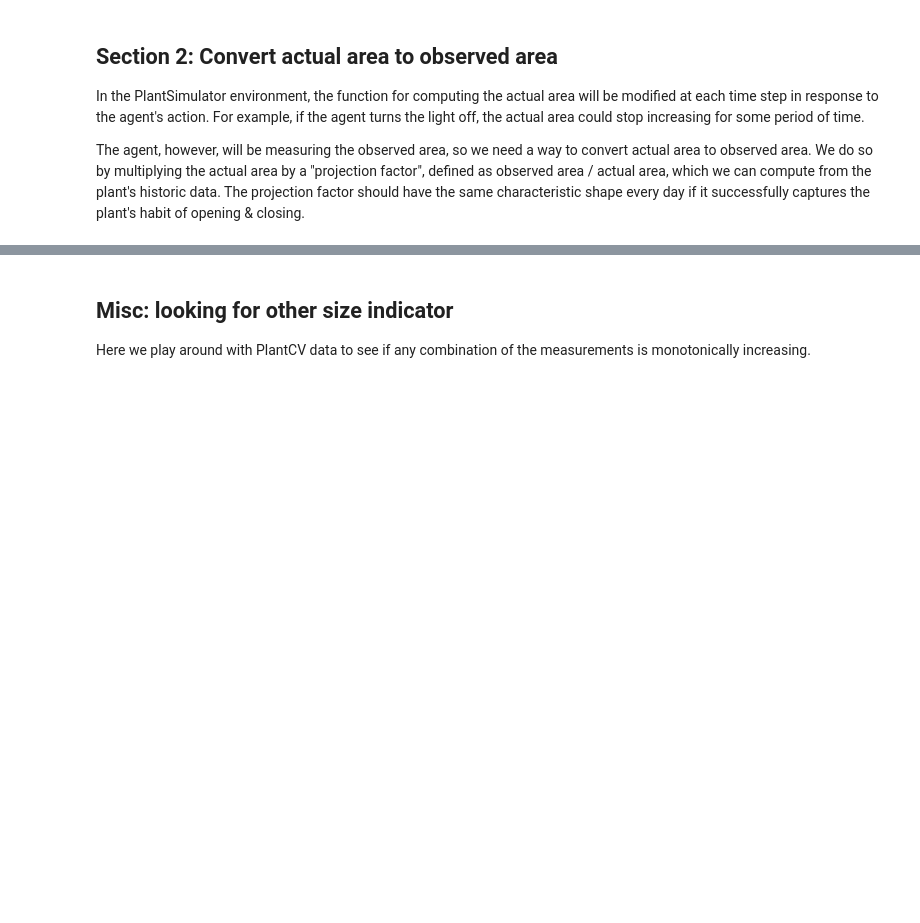
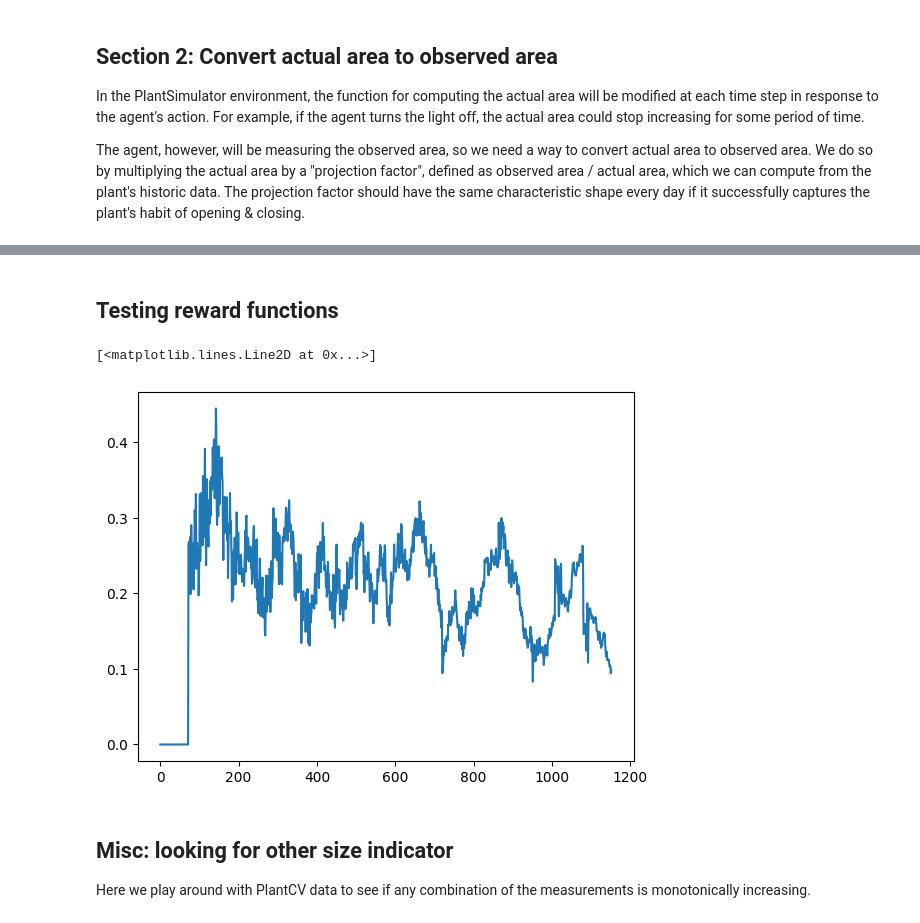
Before and after one commit to steventango/plant-rl, a Jupyter notebook: analysis/analyze_plant_data.ipynb, the cells around one changed output, grey strips where cells are left out. Drawn from its saved outputs; the diff is of its cells as text; code cells hidden in the pictures; blank space fills up the shorter version.

```diff
--- a/analysis/analyze_plant_data.ipynb
+++ b/analysis/analyze_plant_data.ipynb
@@ -121,3 +121,14 @@ plt.show()
+# %% [markdown]
+## Testing reward functions
+# %%
+reward = np.zeros_like(data)
+
+# percentage growth over 24 hours
+reward[steps_per_day:] = (data[steps_per_day:] - data[:-steps_per_day]) / data[:-steps_per_day]
+plt.plot(reward)
+# %% [output]
+[<matplotlib.lines.Line2D at 0x...>]
+[figure, added]
 # %% [markdown]
 ## Misc: looking for other size indicator
 Here we play around with PlantCV data to see if any combination of the measurements is monotonically increasing.
```
Also changed, not shown: parts of 6 cells of this notebook, 7 other files.
